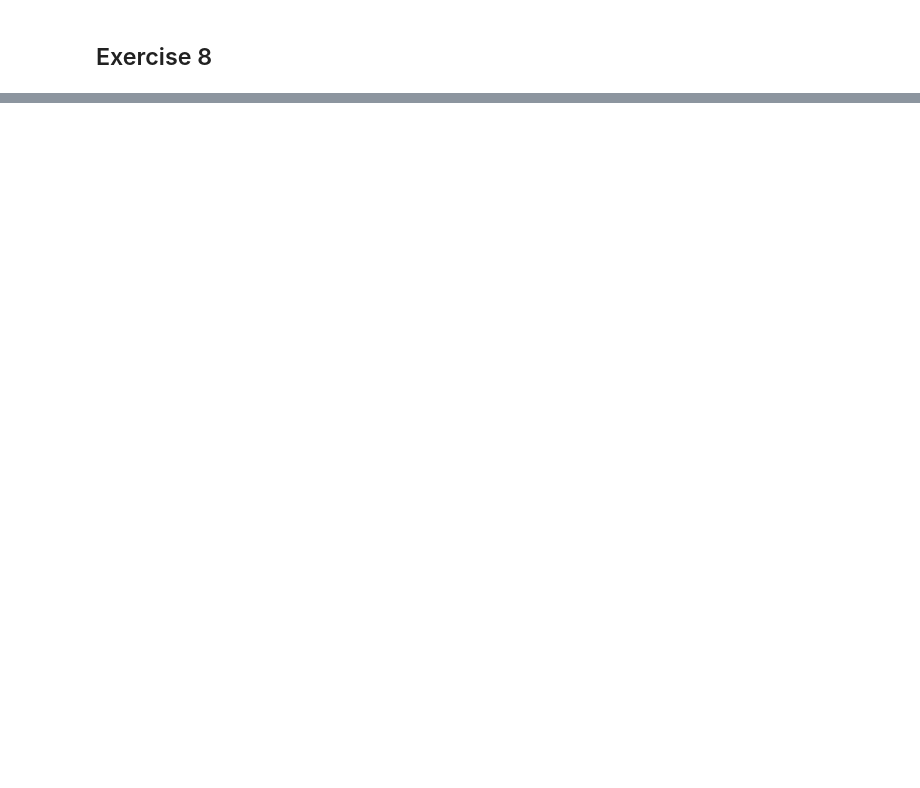
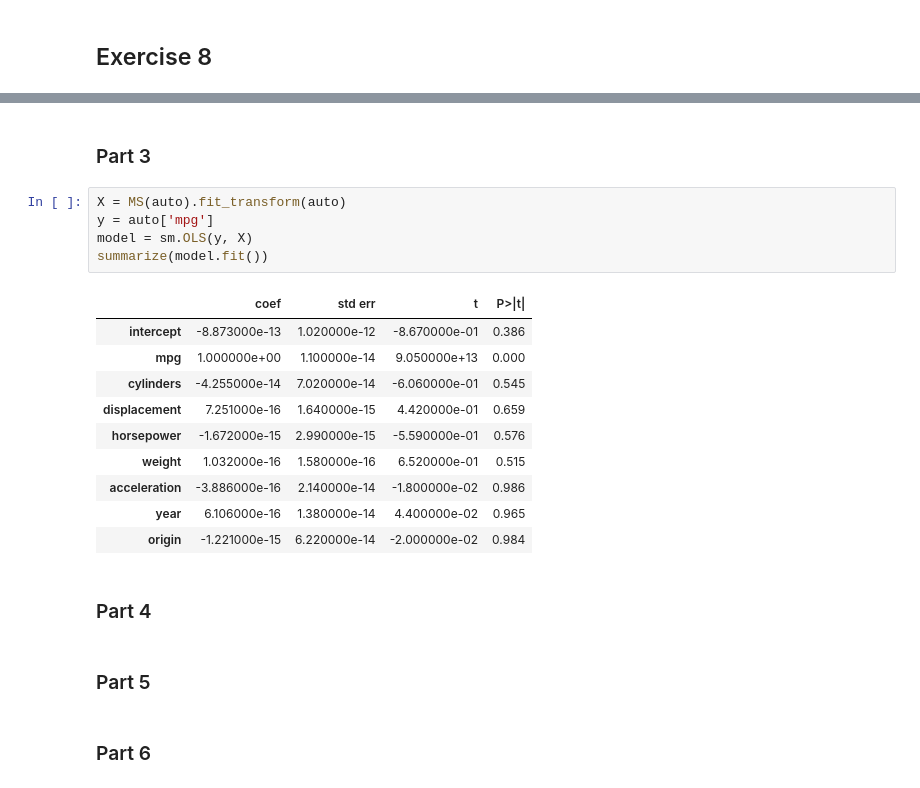
Before and after one commit to ruhevoll/ISLP_homework, a Jupyter notebook: ch3exercises.ipynb, the cells around one changed output, grey strips where cells are left out. Cells and saved outputs as stored; diff of their text form; blank space fills up the shorter version.

```diff
--- a/ch3exercises.ipynb
+++ b/ch3exercises.ipynb
@@ -71,0 +209,24 @@ It is claimed in the text that in the case of simple linear regression of $Y$ on
+# %% [markdown]
+### Part 3
+# %%
+X = MS(auto).fit_transform(auto)
+y = auto['mpg']
+model = sm.OLS(y, X)
+summarize(model.fit())
+# %% [output]
+|  | coef | std err | t | P>|t| |
+| intercept | -8.873000e-13 | 1.020000e-12 | -8.670000e-01 | 0.386 |
+| mpg | 1.000000e+00 | 1.100000e-14 | 9.050000e+13 | 0.000 |
+| cylinders | -4.255000e-14 | 7.020000e-14 | -6.060000e-01 | 0.545 |
+| displacement | 7.251000e-16 | 1.640000e-15 | 4.420000e-01 | 0.659 |
+| horsepower | -1.672000e-15 | 2.990000e-15 | -5.590000e-01 | 0.576 |
+| weight | 1.032000e-16 | 1.580000e-16 | 6.520000e-01 | 0.515 |
+| acceleration | -3.886000e-16 | 2.140000e-14 | -1.800000e-02 | 0.986 |
+| year | 6.106000e-16 | 1.380000e-14 | 4.400000e-02 | 0.965 |
+| origin | -1.221000e-15 | 6.220000e-14 | -2.000000e-02 | 0.984 |
+# %% [markdown]
+### Part 4
+# %% [markdown]
+### Part 5
+# %% [markdown]
+### Part 6
```
Also changed, not shown: parts of 24 cells of this notebook, 2 other files.
